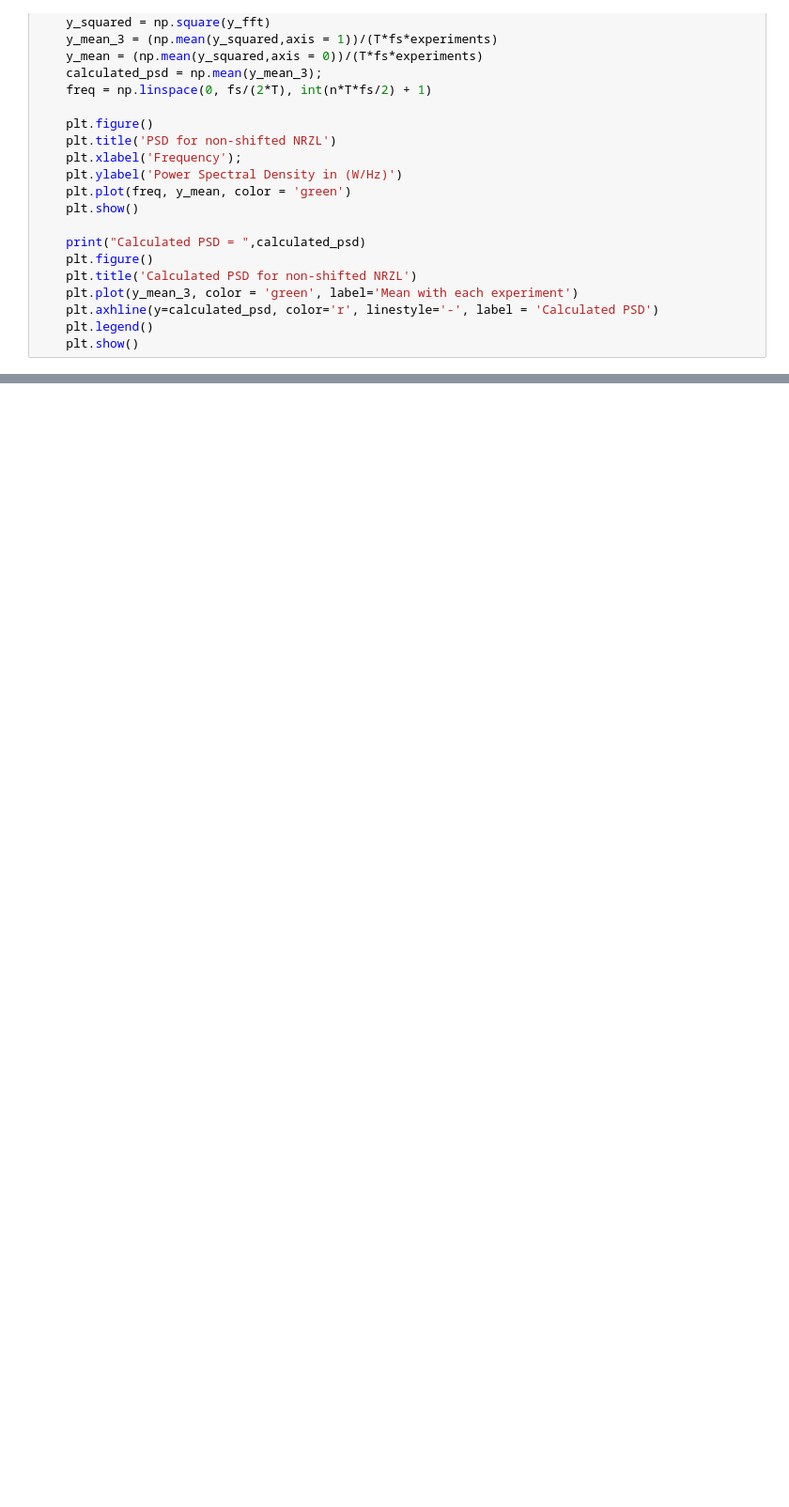
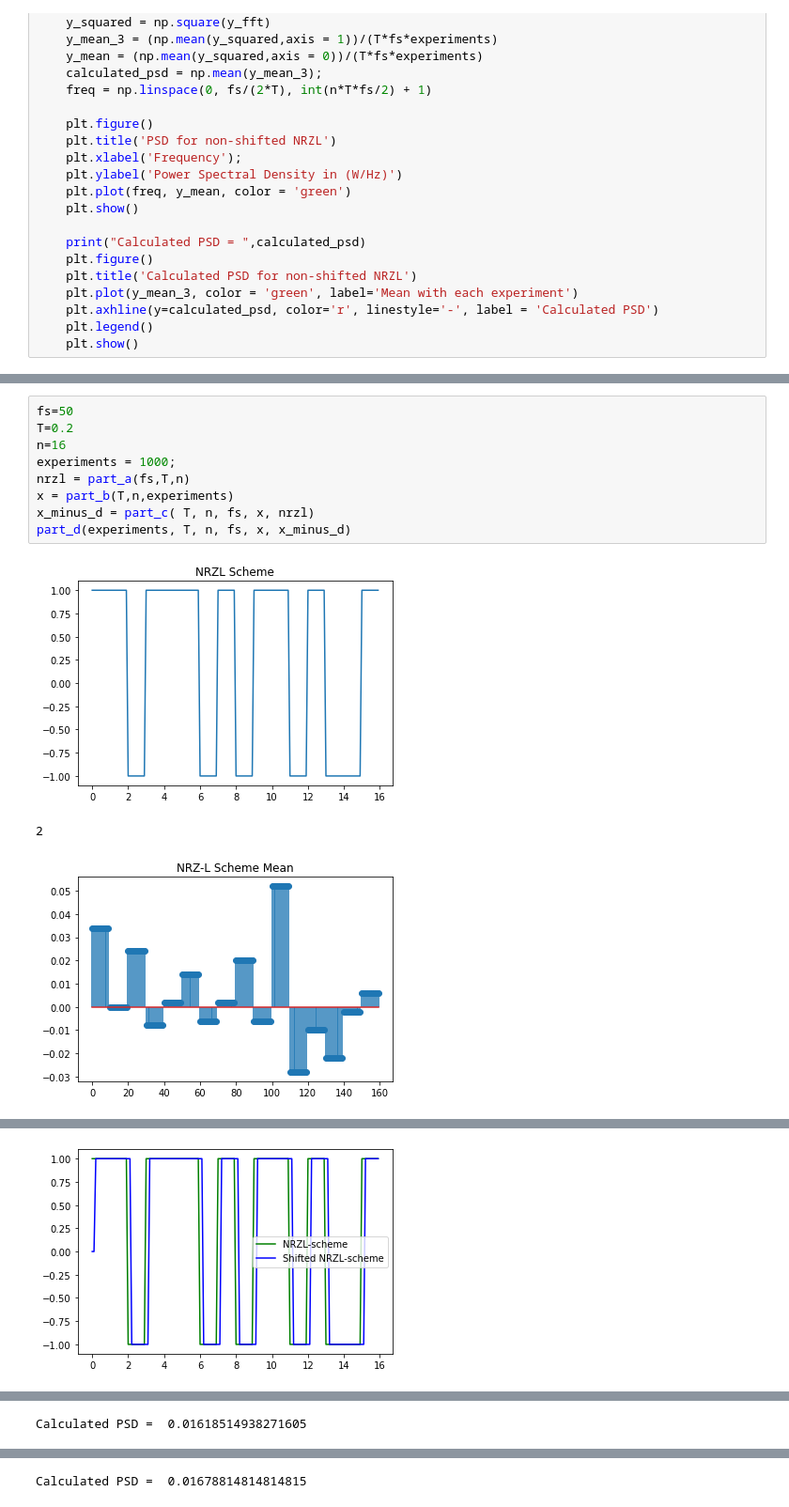
Before and after one commit to shantanutyagi67/CT303_Labs, a Jupyter notebook: Lab4/Lab4_E1.ipynb, the cells around one changed output, grey strips where cells are left out. Shown at 94% size. Saved outputs shown, nothing was run; the diff lists cells and outputs as text; blank space fills up the shorter version.

```diff
--- a/Lab4/Lab4_E1.ipynb
+++ b/Lab4/Lab4_E1.ipynb
@@ -174,0 +175,13 @@ Calculated PSD =  0.01689138576779026
+# %%
+fs=50
+T=0.2
+n=16
+experiments = 1000;
+nrzl = part_a(fs,T,n)
+x = part_b(T,n,experiments)
+x_minus_d = part_c( T, n, fs, x, nrzl)
+part_d(experiments, T, n, fs, x, x_minus_d)
+# %% [output]
+[figure, added]
+2
+[figure, added]
@@ -174,0 +189 @@ Calculated PSD =  0.01689138576779026
+[figure, added]
@@ -174,0 +193 @@ Calculated PSD =  0.01689138576779026
+Calculated PSD =  0.01618514938271605
@@ -174,0 +197 @@ Calculated PSD =  0.01689138576779026
+Calculated PSD =  0.01678814814814815
```
Also changed, not shown: parts of 2 cells of this notebook.
